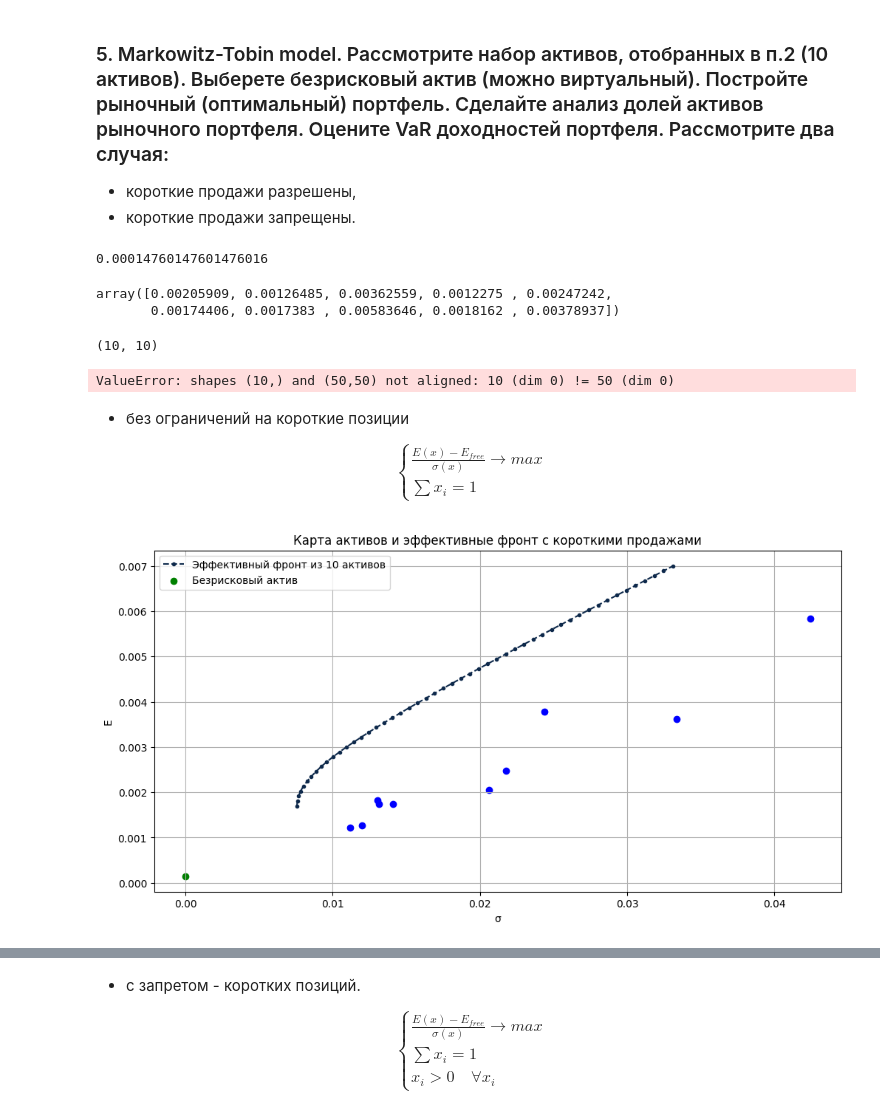
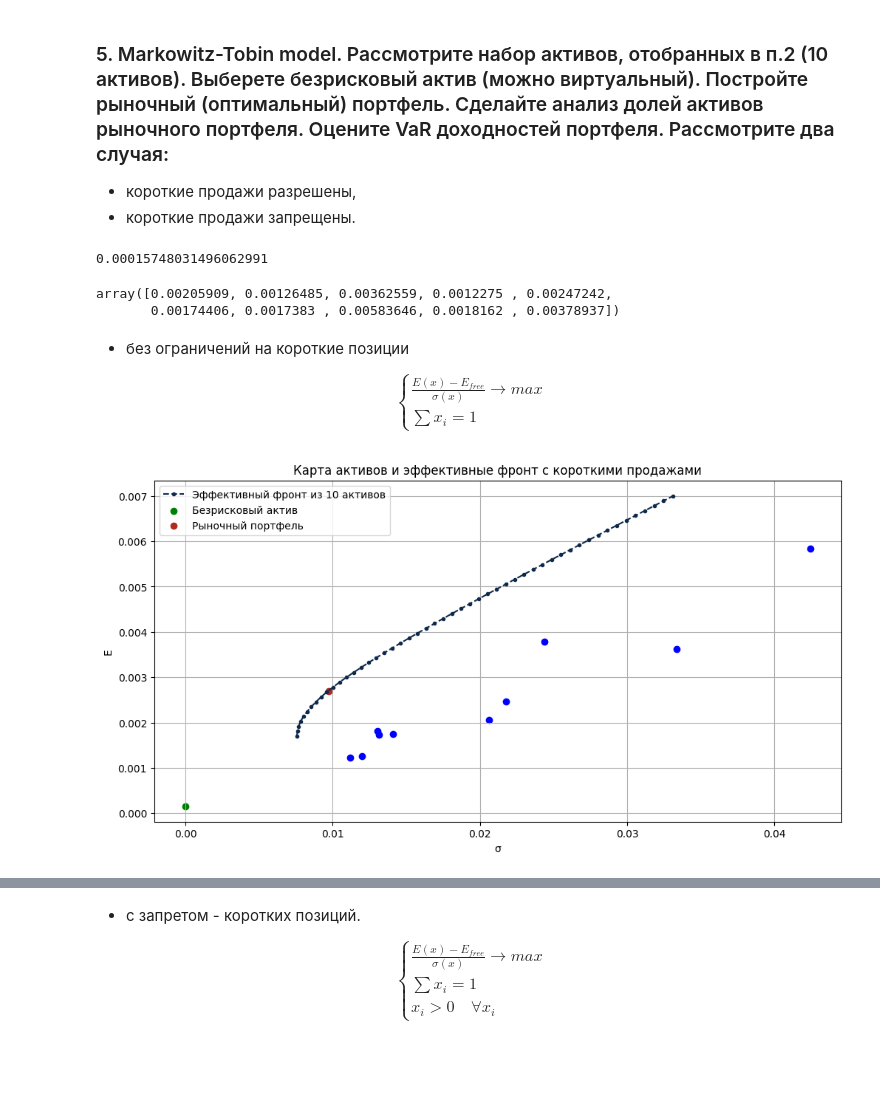
Before and after one commit to LevBugrov/financial-transaction-models, a Jupyter notebook: lab2.ipynb, the cells around one changed output, grey strips where cells are left out. Drawn from its saved outputs; the diff is of its cells as text; code cells hidden in the pictures; blank space fills up the shorter version.

```diff
--- a/lab2.ipynb
+++ b/lab2.ipynb
@@ -430,10 +434,10 @@ plt.show()
 - короткие продажи запрещены.
 # %%
 var_rf = 0
-E_rf = 4/100/271
+E_rf = 4/100/254
 E_rf
 # %% [output]
-0.00014760147601476016
+0.00015748031496062991
 # %%
 E_10
 # %% [output]
@@ -441,58 +445,28 @@ array([0.00205909, 0.00126485, 0.00362559, 0.0012275 , 0.00247242,
        0.00174406, 0.0017383 , 0.00583646, 0.0018162 , 0.00378937])
 # %%
 from scipy import optimize
-def objective_function(x, cov_matix, mean_vector, risk_free_mean = E_rf):
+def objective_function(x, cov_matrix, mean_vector, risk_free_mean = E_rf):
     f = float(-(x.dot(mean_vector) - risk_free_mean) / np.sqrt(np.dot(np.dot(x, cov_matrix), x.T)))
     return f
 
-'''def optimize_portfolio_MT(func, cov_mat, mean_vec, bounds, mean=None):
-    n_shares = cov_mat.shape[0]
-    x = np.ones(n_shares)
-    x /= np.sum(x)
-    constrs = [{'type': 'eq', 'fun': lambda x: np.sum(x) - 1.0}]
-
-    if mean:
-        constrs.append({'type': 'eq', 'fun': lambda x: np.dot(x, mean_vec) - mean})
-
-    print(x)
-    print(constrs)
-    print(bounds)
-    print(n_shares)
-    print(mean_vec)
-    print(cov_mat)
-
-    return minimize(func, x, args=(cov_mat, mean_vec), method='SLSQP', constraints=constrs, bounds=bounds)'''
-
-
-def optimize_portfolio_MT(mean_returns, cov_matrix, bounds, target_return=None, risk_func = risk_porfolio):
-
-    X = np.ones(cov_matrix.shape[0])
+def optimize_portfolio_MT(risk_free_mean, N, cov_matrix,returns,bounds):
+    X = np.ones(N)
     X = X / X.sum()
-    bounds = bounds * cov_matrix.shape[0]
-
+    bounds = bounds * N
     constraints=[]
     constraints.append({'type': 'eq', 'fun': lambda X: np.sum(X) - 1.0})
-
-
-    if target_return:
-        constraints.append({'type': 'eq', 'fun': lambda X: np.dot(X, mean_returns) - target_return})
-
-    print(cov_matrix.shape)
-
-    out = minimize(risk_func, X, args=(cov_matrix, mean_returns), method='SLSQP', constraints=constraints, bounds=bounds)
-    return out.x
-
+    minimize = optimize.minimize(objective_function, X,
+                    args=(cov_matrix, returns, risk_free_mean,), method='SLSQP',
+                    constraints=constraints,
+                    bounds=bounds).x
+    return minimize
 
 
 bounds = ((None, None),)
 
-x_MT = optimize_portfolio_MT(E_10, cov_matrix_10, bounds, risk_func=objective_function)
-
+x_MT = optimize_portfolio_MT(E_rf, 10, cov_matrix_10, E_10, bounds)
 vars_MT = risk_porfolio(x_MT, cov_matrix_10)
 E_MT = np.dot(x_MT, E_10)
-# %% [output]
-(10, 10)
-ValueError: shapes (10,) and (50,50) not aligned: 10 (dim 0) != 50 (dim 0)
 # %% [markdown]
  - без ограничений на короткие позиции
 
@@ -500,15 +474,16 @@ $$ \begin{cases} \frac{E(x) - E_{free}}{\sigma(x)} \rightarrow  max \\ \sum x_i
 # %%
 plt.figure(figsize=(12, 6))
 plt.xlabel('σ')
 plt.ylabel('E')
 plt.grid(True)
 plt.title("Карта активов и эффективные фронт с короткими продажами")
 
 plt.plot(front_risk_10, front_mean_10,'.--', color="#0E294B", label="Эффективный фронт из 10 активов")
 plt.scatter(vars_10, E_10, color="blue")
 plt.scatter(var_rf, E_rf, c='green', label="Безрисковый актив")
+plt.scatter(vars_MT, E_MT, c='#AF2B1E', label="Рыночный портфель")
 
 plt.legend()
 plt.show()
 # %% [output]
-[figure, old version]
+[figure, new version]
```
Also changed, not shown: parts of 9 cells of this notebook.
